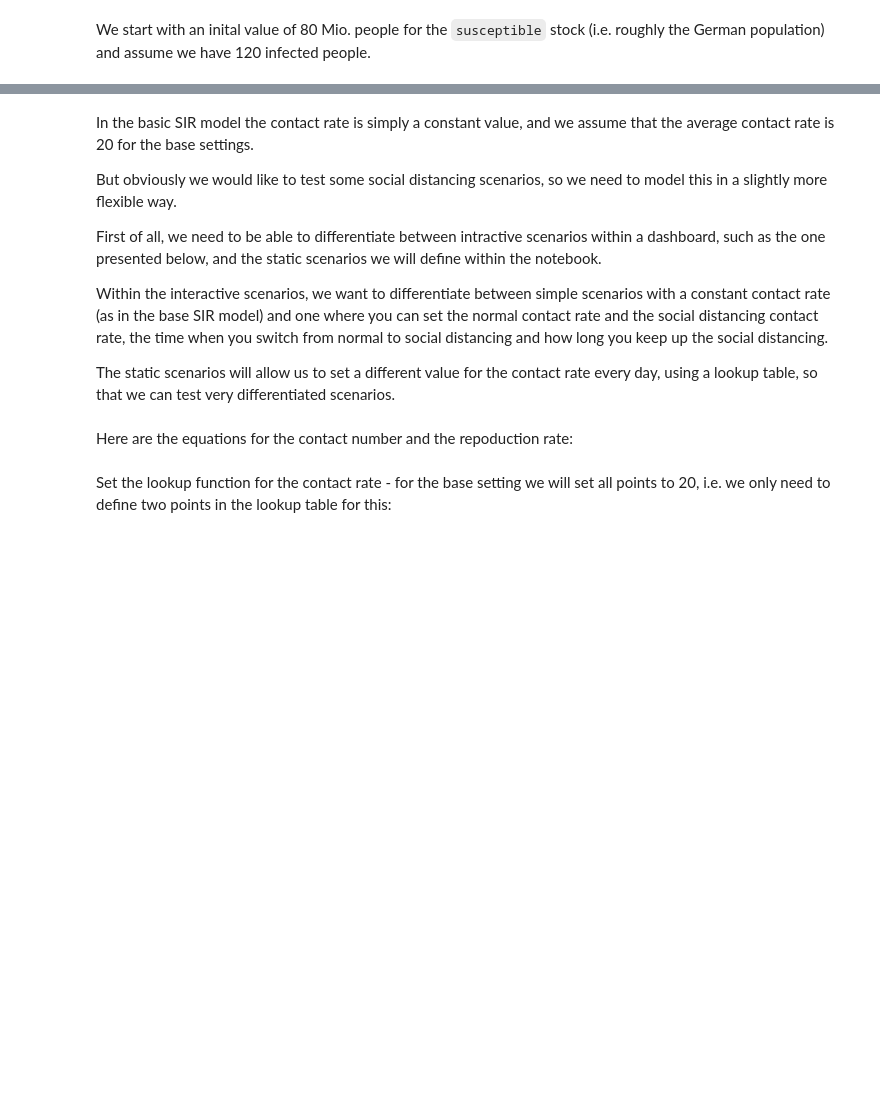
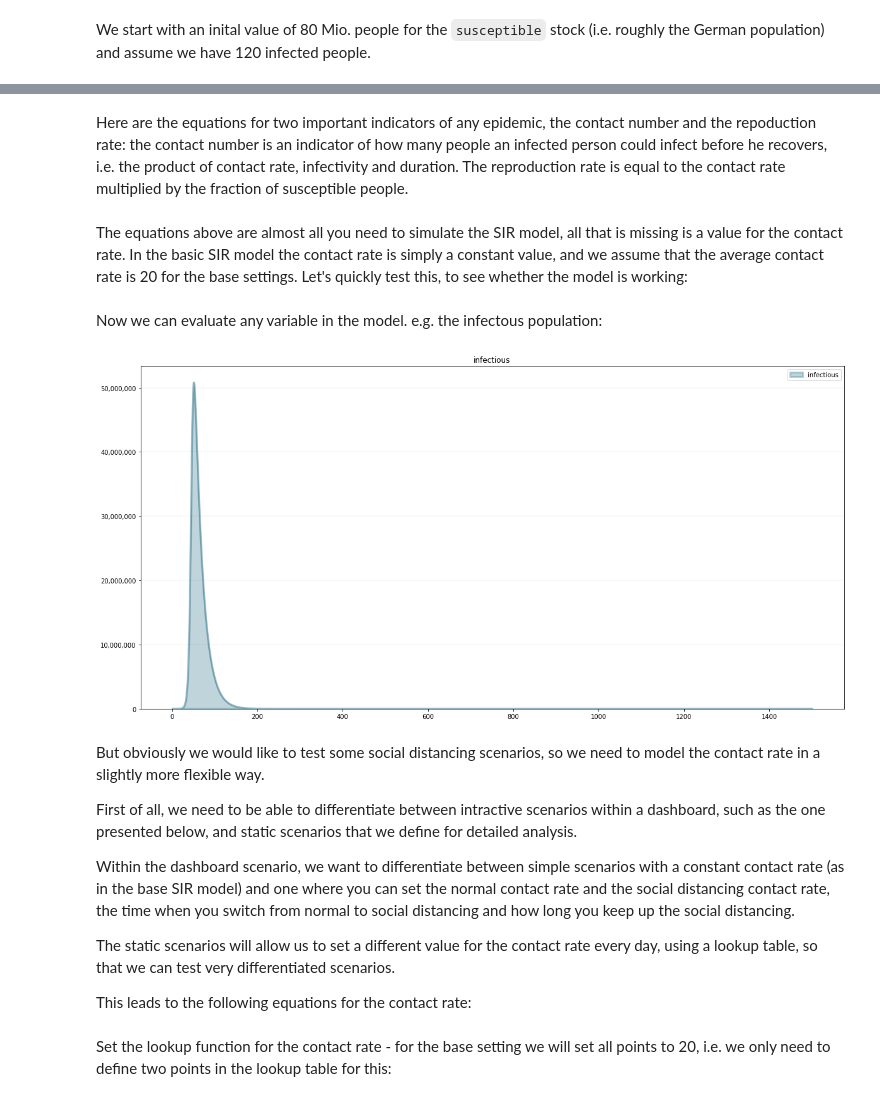
Before and after one commit to transentis/sim-covid-19, a Jupyter notebook: sim-covid-19.ipynb, the cells around one changed output, grey strips where cells are left out. Drawn from its saved outputs; the diff is of its cells as text; code cells hidden in the pictures; blank space fills up the shorter version.

Commit message:
finalze scenario descriptions. update dashboard only notebook

```diff
--- a/sim-covid-19.ipynb
+++ b/sim-covid-19.ipynb
@@ -150,0 +173,2 @@ death_rate.equation = infectious*lethality
+# %% [markdown]
+Here are the equations for two important indicators of any epidemic, the contact number and the repoduction rate: the contact number is an indicator of how many people an infected person could infect before he recovers, i.e. the product of contact rate, infectivity and duration. The reproduction rate is equal to the contact rate multiplied by the fraction of susceptible people.
@@ -150,0 +178,2 @@ death_rate.equation = infectious*lethality
+# %% [markdown]
+The equations above are almost all you need to simulate the SIR model, all that is missing is a value for the contact rate. In the basic SIR model the contact rate is simply a constant value, and we assume that the average contact rate is 20 for the base settings. Let's quickly test this, to see whether the model is working:
@@ -151,13 +182,19 @@ death_rate.equation = infectious*lethality
+# %% [markdown]
+Now we can evaluate any variable in the model. e.g. the infectous population:
+# %%
+infectious.plot()
+# %% [output]
+[figure, added]
 # %% [markdown]
-In the basic SIR model the contact rate is simply a constant value, and we assume that the average contact rate is 20 for the base settings.
+But obviously we would like to test some social distancing scenarios, so we need to model the contact rate in a slightly more flexible way.
 
-But obviously we would like to test some social distancing scenarios, so we need to model this in a slightly more flexible way.
+First of all, we need to be able to differentiate between intractive scenarios within a dashboard, such as the one presented below, and static scenarios that we define for detailed analysis.
 
-First of all, we need to be able to differentiate between intractive scenarios within a dashboard, such as the one presented below, and the static scenarios we will define within the notebook.
-
-Within the interactive scenarios, we want to differentiate between simple scenarios with a constant contact rate (as in the base SIR model) and one where you can set the normal contact rate and the social distancing contact rate, the time when you switch from normal to social distancing and how long you keep up the social distancing.
+Within the dashboard scenario, we want to differentiate between simple scenarios with a constant contact rate (as in the base SIR model) and one where you can set the normal contact rate and the social distancing contact rate, the time when you switch from normal to social distancing and how long you keep up the social distancing.
 
 The static scenarios will allow us to set a different value for the contact rate every day, using a lookup table, so that we can test very differentiated scenarios.
+
+This leads to the following equations for the contact rate:
 # %%
 contact_rate.equation=dashboard_on*dashboard_contact_rate+(-dashboard_on+1.0)*variable_contact_rate
 dashboard_on.equation=1.0
@@ -168,5 +205,3 @@ normal_contact_rate.equation=20.0
 distancing_contact_rate.equation=2.0
 distancing_begin.equation=20.0
 distancing_duration.equation=200.0
-# %% [markdown]
-Here are the equations for the contact number and the repoduction rate:
```
Also changed, not shown: parts of 43 cells of this notebook, 1 other file.
